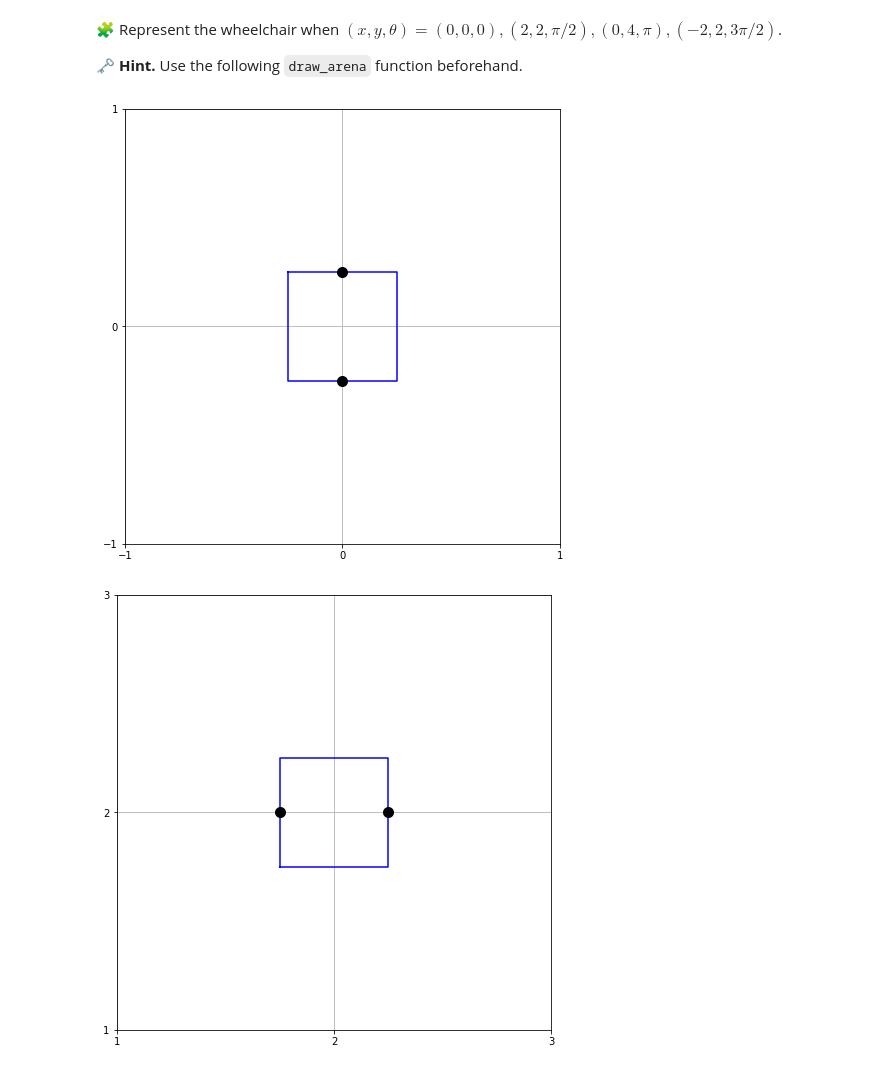
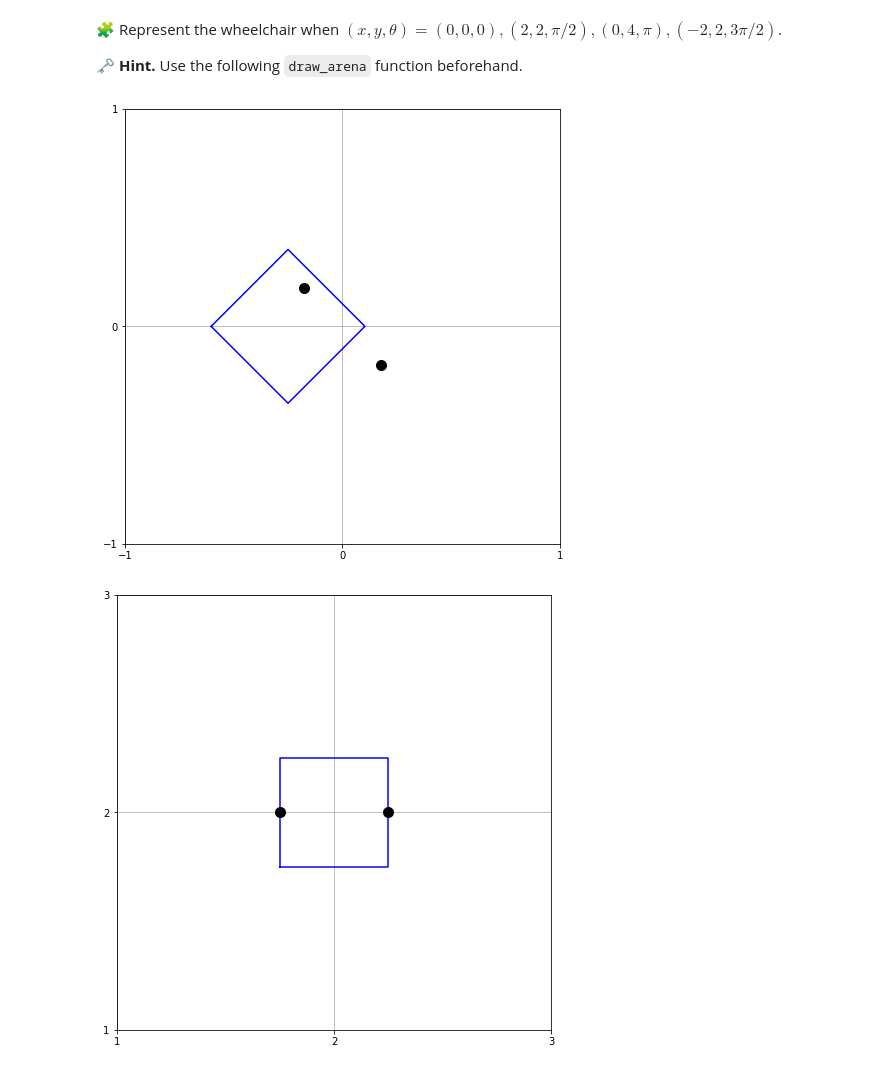
Before and after one commit to Said-taoussi/Control-engineering-with-python, a Jupyter notebook: Project-1.ipynb, the cells around one changed output. Drawn from its saved outputs; the diff is of its cells as text; code cells hidden in the pictures.

```diff
--- a/Project-1.ipynb
+++ b/Project-1.ipynb
@@ -53,7 +53,7 @@ Rw = 30 / 100  # meters
 # %%
 def draw_wheelchair(x, y, theta):
     # Seat coordinates for the 4 corners of the seat
-    listOfCorner = [(x+(L/sqrt(2)*cos(3*pi/4 + theta +i*pi/2)), y+(L/sqrt(2)*sin(3*pi/4 + theta +i*pi/2))) for i in range(4)]
+    listOfCorner = [(x-L/2+(L/sqrt(2)*cos(3*pi/4 + theta +i*pi/2)), y+(L/sqrt(2)*sin(3*pi/4 + theta +i*pi/2))) for i in range(4)]
 
     # Wheel coordinates
     wheel_left_x = x - L/2 * np.sin(-theta)
@@ -90,9 +90,9 @@ def draw_arena(xmin, xmax, ymin, ymax):
     grid(True)
 # %%
 draw_arena(-5, 5, -5, 5)
-draw_wheelchair(0, 0, 0)
+draw_wheelchair(0, 0, pi/4)
 # %% [output]
-[figure, old version]
+[figure, new version]
 # %%
 draw_arena(-5, 5, -5, 5)
 draw_wheelchair(2, 2, pi/2)
```
Also changed, not shown: parts of 7 cells of this notebook.
